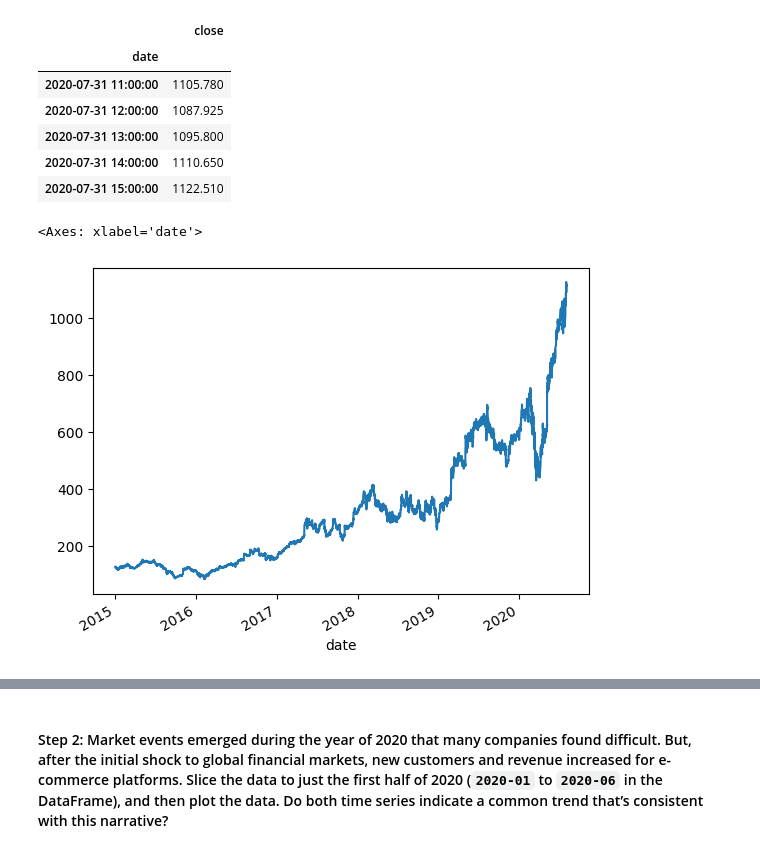
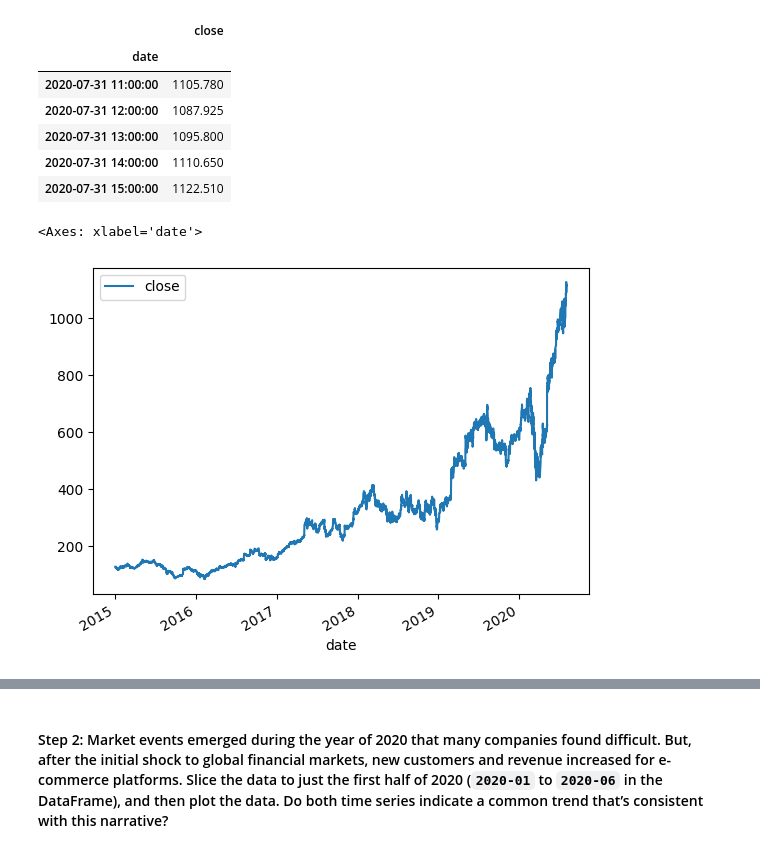
Before and after one commit to SStage100/prophet-challenge, a Jupyter notebook: Starter_Code/forecasting_net_prophet.ipynb, the cells around one changed output, grey strips where cells are left out. Drawn from its saved outputs; the diff is of its cells as text; code cells hidden in the pictures.

```diff
--- a/Starter_Code/forecasting_net_prophet.ipynb
+++ b/Starter_Code/forecasting_net_prophet.ipynb
@@ -249,9 +251,11 @@ display(df_mercado_stock.tail())
 | 2020-07-31 15:00:00 | 1122.510 |
 # %%
 # Visualize the closing price of the df_mercado_stock DataFrame
+closing_price_df = df_mercado_stock.loc[:,['close']]
+closing_price_df.plot()
 # %% [output]
 <Axes: xlabel='date'>
-[figure, old version]
+[figure, new version]
 # %%
 # Concatenate the df_mercado_stock DataFrame with the df_mercado_trends DataFrame
 # Concatenate the DataFrame by columns (axis=1), and drop and rows with only one column of data
```
Also changed, not shown: parts of 31 cells of this notebook, 1 other file.
